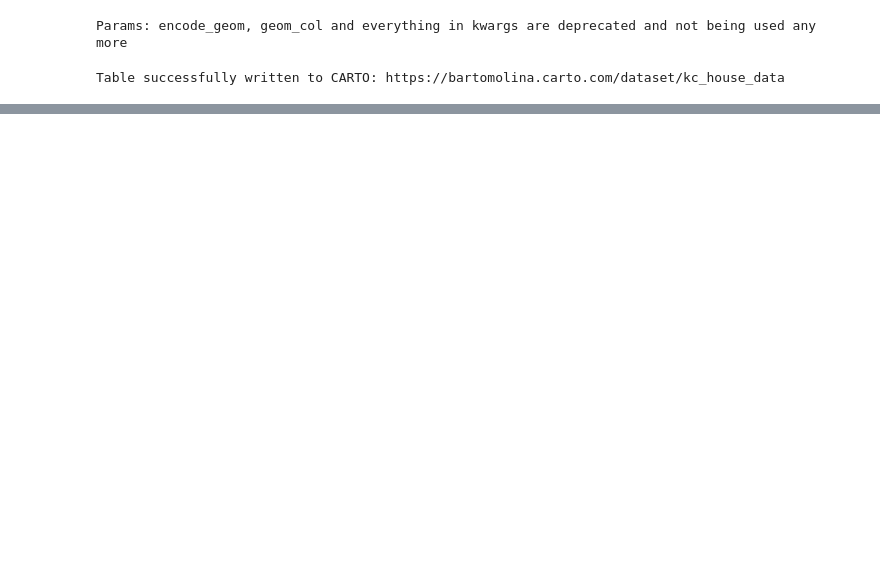
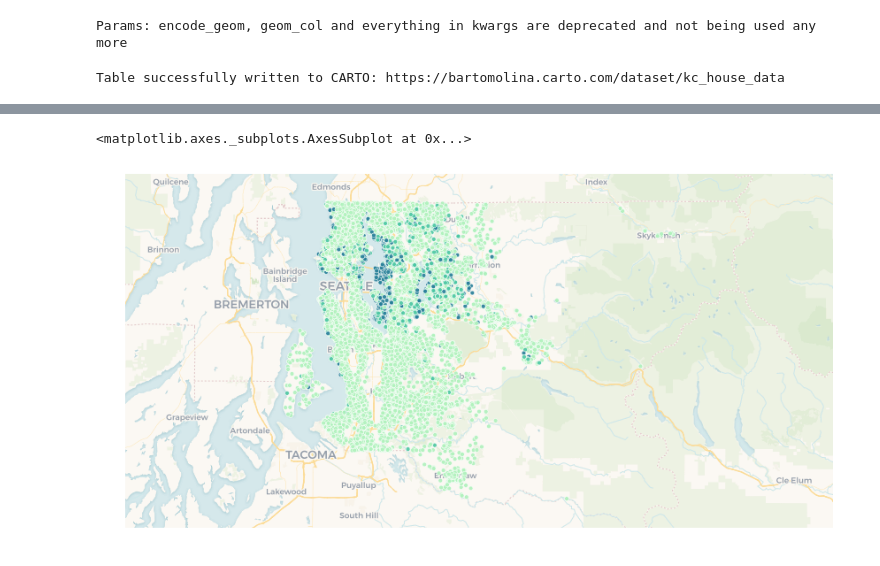
Before and after one commit to bartomolina/blog-geovisualization, a Jupyter notebook: CARTO.ipynb, the cells around one changed output, grey strips where cells are left out. Saved outputs shown, nothing was run; the diff lists cells and outputs as text; code cells hidden in the pictures; blank space fills up the shorter version.

```diff
--- a/CARTO.ipynb
+++ b/CARTO.ipynb
@@ -18,7 +18,7 @@ creds = Credentials(username=USERNAME,
                     key=APIKEY)
 cc = cartoframes.CartoContext(creds=creds)
 
-# import the dataset
+# load the dataset
 df = pd.read_csv('kc_house_data.csv')
 df['id'] = df['id'].astype('float64')
 
@@ -30,7 +30,7 @@ cc.write(df,
 
 cc.map(layers=Layer('kc_house_data',
                     color={'column': 'price', 'scheme': styling.tealGrn(bins=3, bin_method='headtails')},
-                    size=5), interactive=True)
+                    size=5), interactive=False)
 # %% [output]
 Params: encode_geom, geom_col and everything in kwargs are deprecated and not being used any more
 Table successfully written to CARTO: https://bartomolina.carto.com/dataset/kc_house_data
@@ -37,0 +37,2 @@ Table successfully written to CARTO: https://bartomolina.carto.com/dataset/kc_ho
+<matplotlib.axes._subplots.AxesSubplot at 0x...>
+[figure, added]
```
Also changed, not shown: parts of 1 cell of this notebook, 2 other files.
